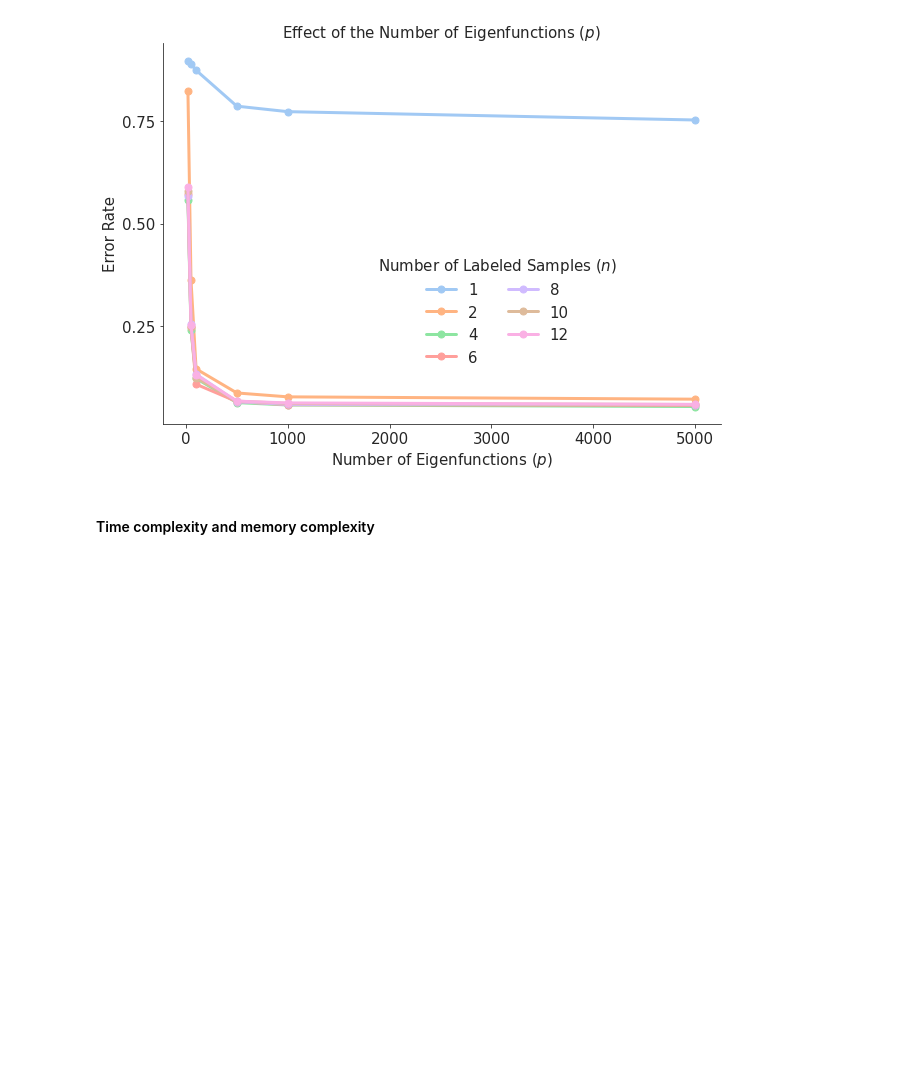
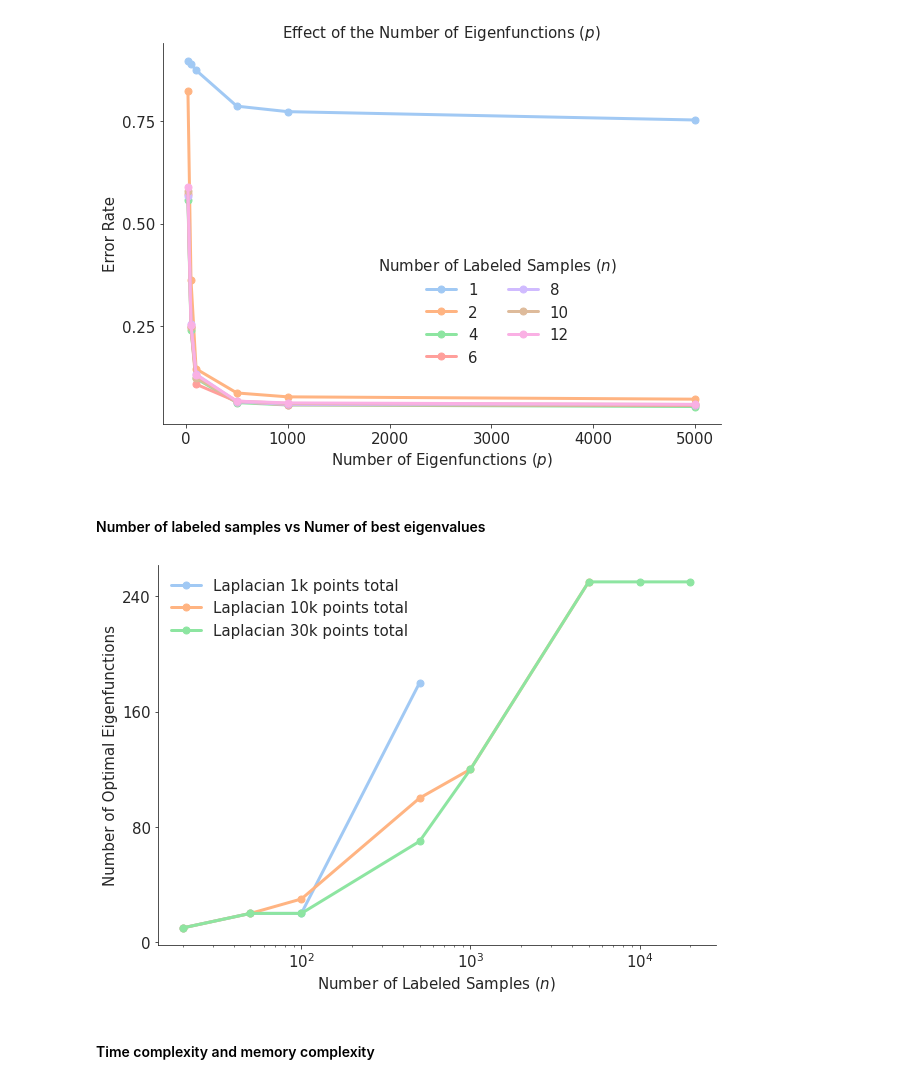
Before and after one commit to Laknath1996/semi-supervised-learning, a Jupyter notebook: laplacian_ssl/3-effect-of-parameters.ipynb, the cells around one changed output. Cells and saved outputs as stored; diff of their text form; code cells hidden in the pictures; blank space fills up the shorter version.

```diff
--- a/laplacian_ssl/3-effect-of-parameters.ipynb
+++ b/laplacian_ssl/3-effect-of-parameters.ipynb
@@ -221,3 +221,5 @@ plt.show()
 fig.savefig("figures/5-effect-of-num-neighbors.pdf", bbox_inches='tight')
 # %%
 np.save("results/4-effect-of-num-neighbors.npy", mean_error_list)
+# %% [markdown]
+#### Number of labeled samples vs Numer of best eigenvalues
@@ -223,0 +279,32 @@ np.save("results/4-effect-of-num-neighbors.npy", mean_error_list)
+# %%
+# plot
+fontsize=15
+labelsize=15
+
+fig, ax = plt.subplots(figsize=(10, 7))
+sns.set_style("white")
+sns.set_style("ticks")
+sns.set_palette("pastel")
+s_list = np.array(s_list)
+p_list = np.array(p_list)
+name_list = ["Laplacian 1k points total",
+             "Laplacian 10k points total",
+             "Laplacian 30k points total"]
+n_list = [1000, 10000, 30000]
+for i in range(len(n_list)):
+    errors = mean_error_list[:,:, i]
+    idx = np.where(s_list < n_list[i])[0]
+    best_p = np.array([p_list[x] for x in np.argmin(errors[:, idx], axis=0)])
+    ax.plot(s_list[idx], best_p, lw=3, marker='o', markersize=7, label=name_list[i])
+ax.set_xscale('log')
+ax.tick_params(labelsize=labelsize)
+ax.set_xlabel(r"Number of Labeled Samples ($n$)", fontsize=fontsize)
+ax.set_ylabel("Number of Optimal Eigenfunctions", fontsize=15)
+leg = ax.legend(fontsize=fontsize, frameon=False)
+ax.set_title(r"Effect of the Number of Eigenfunctions ($p$)", fontsize=fontsize)
+
+ax.yaxis.set_major_locator(MaxNLocator(4))
+sns.despine()
+plt.show()
+# %% [output]
+[figure, added]
```
Also changed, not shown: parts of 8 cells of this notebook, 1 other file.
